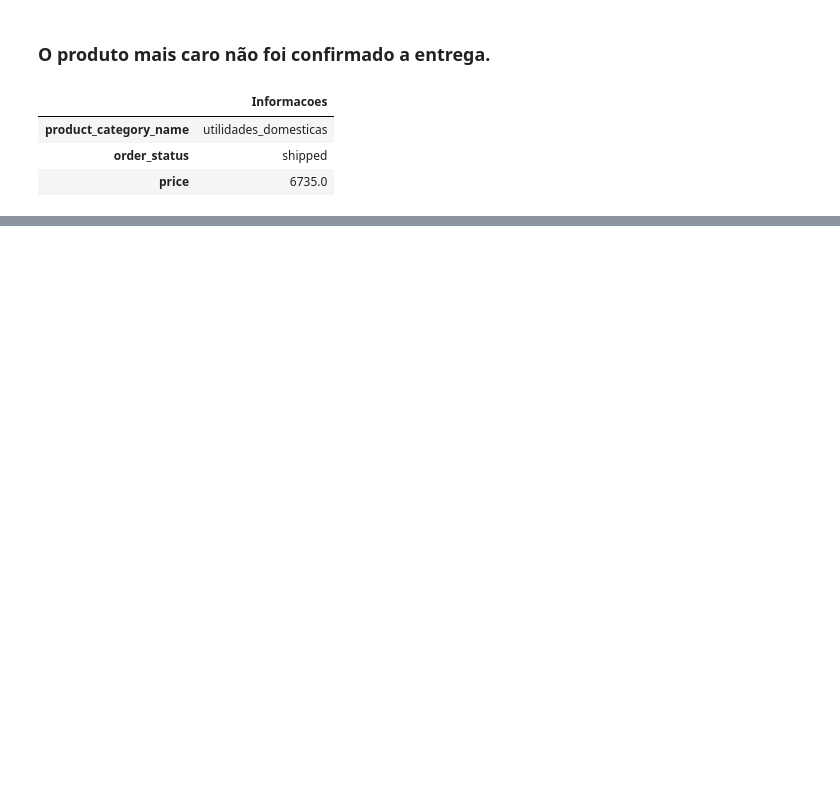
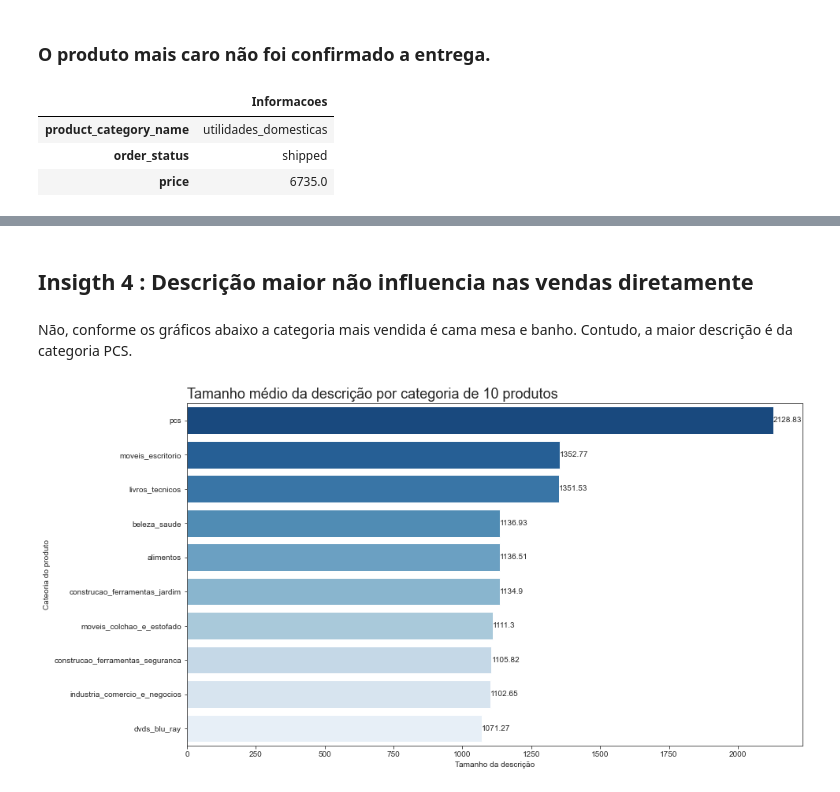
Before and after one commit to Marcus-Bernard0/Data-Science-projects, a Jupyter notebook: 2 - Ecommerce/Projeto.ipynb, the cells around one changed output, grey strips where cells are left out. Drawn from its saved outputs; the diff is of its cells as text; code cells hidden in the pictures; blank space fills up the shorter version.

Commit message:
'novos_gráficos_e_produtos_mais_vendidos'

```diff
--- a/2 - Ecommerce/Projeto.ipynb
+++ b/2 - Ecommerce/Projeto.ipynb
@@ -842,0 +836,8 @@ sellerState()
+# %% [markdown]
+## **Insigth 4 : Descrição maior não influencia nas vendas diretamente**
+# %% [markdown]
+Não, conforme os gráficos abaixo a categoria mais vendida é cama mesa e banho. Contudo, a maior descrição é da categoria PCS.
+# %%
+descricao()
+# %% [output]
+[figure, added]
```
Also changed, not shown: parts of 33 cells of this notebook.
